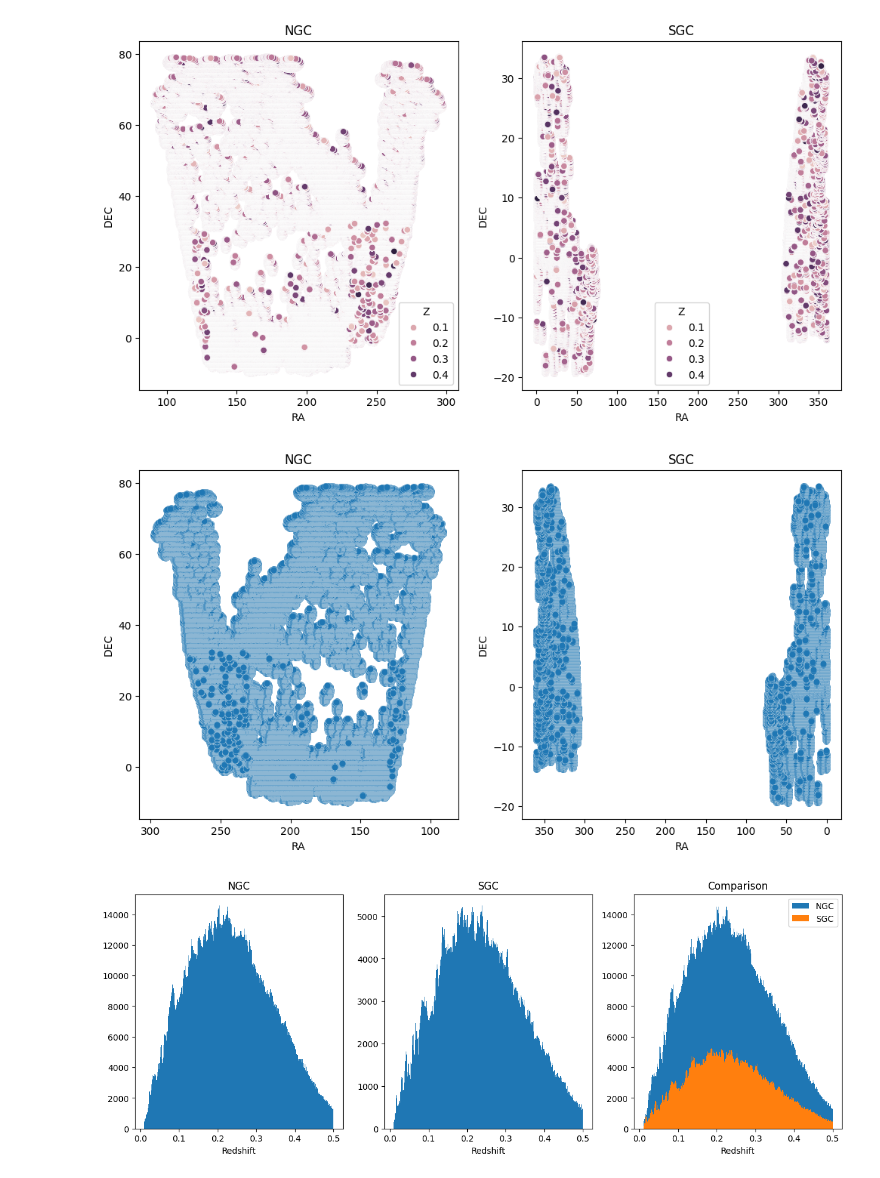
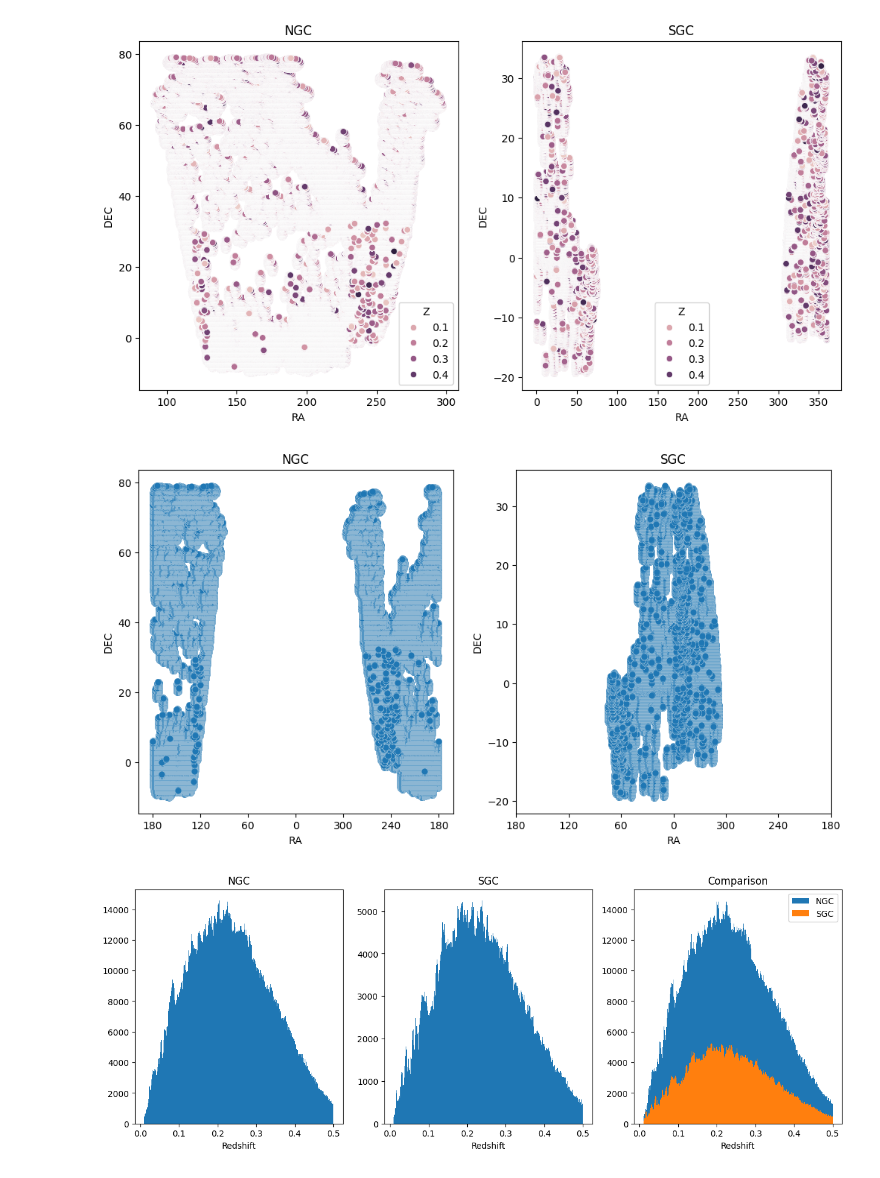
Before and after one commit to MarrybellMB/M2_Stage_Code, a Jupyter notebook: DESI Training.ipynb, the cells around one changed output. Drawn from its saved outputs; the diff is of its cells as text; code cells hidden in the pictures.

```diff
--- a/DESI Training.ipynb
+++ b/DESI Training.ipynb
@@ -55,19 +55,38 @@ ax[1].set_title('SGC');
 # %% [output]
 [figure]
 # %%
+def recenter_RA(RA):
+    return np.where(RA > 180,RA - 360, RA)
+
+def plot_RADEC(RA, DEC, title='', RA_recenter=True, all_sky=True, **kwargs):
+    if "figax" in kwargs.keys(): fig, ax = kwargs.pop("figax")
+    else: fig, ax = plt.subplots()
+    grid = kwargs.pop("grid", False)
+    if RA_recenter: #make 360° correspond with 0°
+        RA = RA.copy() #to not affect the data itself
+        RA = recenter_RA(RA)
+        RA_ticks = np.arange(-180, 201, 60)
+        RA_labels = (RA_ticks + 360) % 360
+    else:
+        RA_ticks = np.arange(0, 361, 60)
+        RA_labels = RA_ticks
+    DEC_ticks = np.arange(-90, 91, 30)
+    ax.scatter(RA, DEC, edgecolors='white', linewidths=0.1)
+    if all_sky or RA_recenter:
+        ax.set_xticks(RA_ticks)
+        ax.set_xticklabels(RA_labels)
+    if all_sky: ax.set_yticks(DEC_ticks)
+    ax.invert_xaxis()
+    ax.set_title(title)
+    ax.set_xlabel("RA")
+    ax.set_ylabel("DEC")
+    if grid: ax.grid()
+
 fig, ax = plt.subplots(1, 2, figsize=(12, 6))
-ax[0].scatter(NGC["RA"], NGC["DEC"], edgecolors='white', linewidths=0.1)
-ax[0].invert_xaxis()
-ax[0].set_title("NGC")
-ax[0].set_xlabel("RA")
-ax[0].set_ylabel("DEC")
-ax[1].scatter(SGC["RA"], SGC["DEC"], edgecolors='white', linewidths=0.1)
-ax[1].invert_xaxis()
-ax[1].set_title("SGC")
-ax[1].set_xlabel("RA")
-ax[1].set_ylabel("DEC");
+plot_RADEC(NGC["RA"], NGC["DEC"], title="NGC", figax = (fig, ax[0]), all_sky=False)
+plot_RADEC(SGC["RA"], SGC["DEC"], title="SGC", figax = (fig, ax[1]), all_sky=False)
 # %% [output]
-[figure, old version]
+[figure, new version]
 # %%
 def histCompare_NS(col, xlabel, **kwargs):
     fig, ax = plt.subplots(1, 3, figsize=(15, 5))
```
Also changed, not shown: parts of 8 cells of this notebook.
